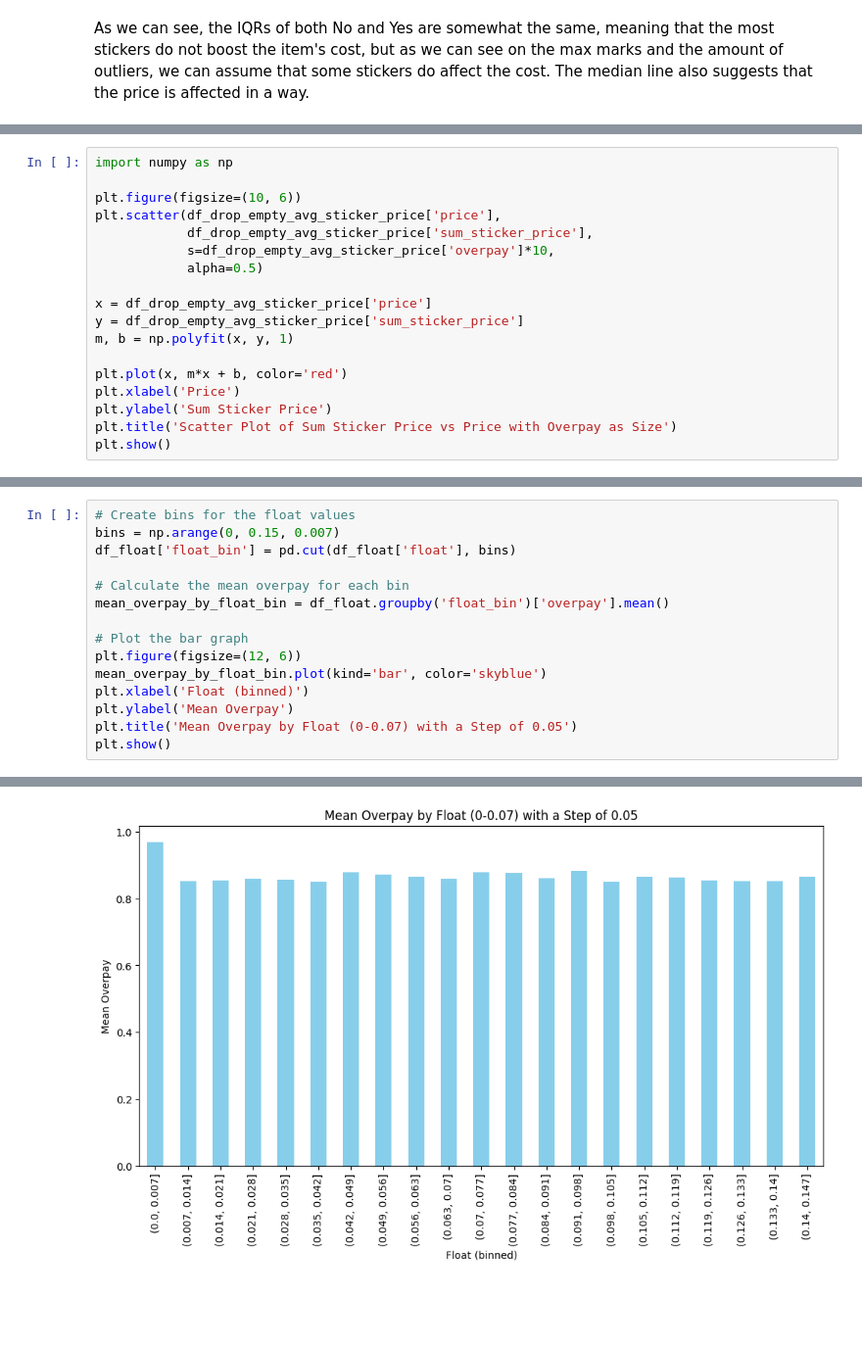
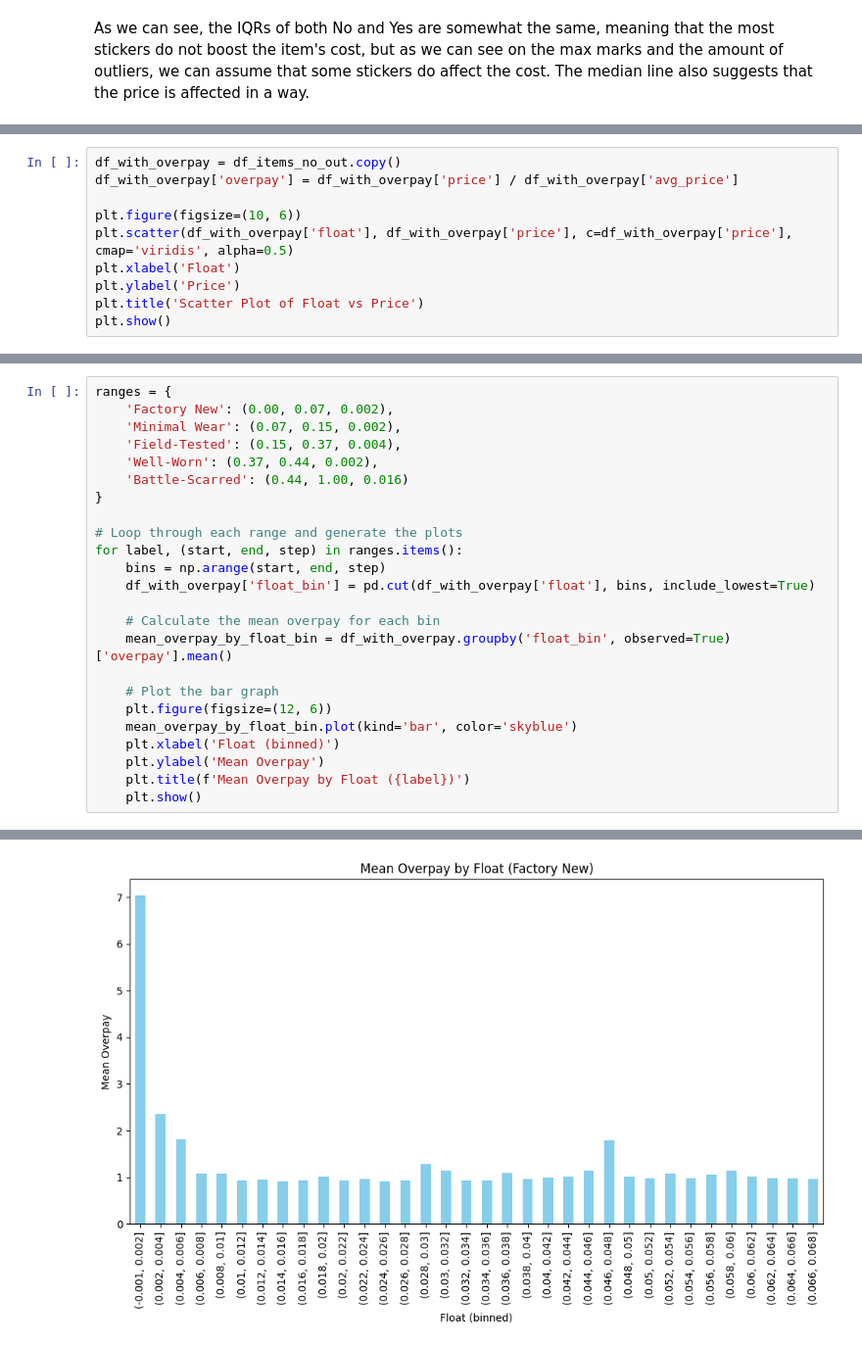
Before and after one commit to marchanyanehu/ml_skins, a Jupyter notebook: ml/main.ipynb, the cells around one changed output, grey strips where cells are left out. Shown at 98% size. Drawn from its saved outputs; the diff is of its cells as text; blank space fills up the shorter version.

```diff
--- a/ml/main.ipynb
+++ b/ml/main.ipynb
@@ -862,19 +755,11 @@ df_drop_empty_avg_sticker_price
 # %%
-import numpy as np
+df_with_overpay = df_items_no_out.copy()
+df_with_overpay['overpay'] = df_with_overpay['price'] / df_with_overpay['avg_price']
 
 plt.figure(figsize=(10, 6))
-plt.scatter(df_drop_empty_avg_sticker_price['price'],
-            df_drop_empty_avg_sticker_price['sum_sticker_price'],
-            s=df_drop_empty_avg_sticker_price['overpay']*10,
-            alpha=0.5)
-
-x = df_drop_empty_avg_sticker_price['price']
-y = df_drop_empty_avg_sticker_price['sum_sticker_price']
-m, b = np.polyfit(x, y, 1)
-
-plt.plot(x, m*x + b, color='red')
-plt.xlabel('Price')
-plt.ylabel('Sum Sticker Price')
-plt.title('Scatter Plot of Sum Sticker Price vs Price with Overpay as Size')
+plt.scatter(df_with_overpay['float'], df_with_overpay['price'], c=df_with_overpay['price'], cmap='viridis', alpha=0.5)
+plt.xlabel('Float')
+plt.ylabel('Price')
+plt.title('Scatter Plot of Float vs Price')
 plt.show()
 # %% [output]
@@ -910,16 +771,25 @@ KeyboardInterrupt:
 # %%
-# Create bins for the float values
-bins = np.arange(0, 0.15, 0.007)
-df_float['float_bin'] = pd.cut(df_float['float'], bins)
+ranges = {
+    'Factory New': (0.00, 0.07, 0.002),
+    'Minimal Wear': (0.07, 0.15, 0.002),
+    'Field-Tested': (0.15, 0.37, 0.004),
+    'Well-Worn': (0.37, 0.44, 0.002),
+    'Battle-Scarred': (0.44, 1.00, 0.016)
+}
 
-# Calculate the mean overpay for each bin
-mean_overpay_by_float_bin = df_float.groupby('float_bin')['overpay'].mean()
+# Loop through each range and generate the plots
+for label, (start, end, step) in ranges.items():
+    bins = np.arange(start, end, step)
+    df_with_overpay['float_bin'] = pd.cut(df_with_overpay['float'], bins, include_lowest=True)
 
-# Plot the bar graph
-plt.figure(figsize=(12, 6))
-mean_overpay_by_float_bin.plot(kind='bar', color='skyblue')
-plt.xlabel('Float (binned)')
-plt.ylabel('Mean Overpay')
-plt.title('Mean Overpay by Float (0-0.07) with a Step of 0.05')
-plt.show()
+    # Calculate the mean overpay for each bin
+    mean_overpay_by_float_bin = df_with_overpay.groupby('float_bin', observed=True)['overpay'].mean()
+
+    # Plot the bar graph
+    plt.figure(figsize=(12, 6))
+    mean_overpay_by_float_bin.plot(kind='bar', color='skyblue')
+    plt.xlabel('Float (binned)')
+    plt.ylabel('Mean Overpay')
+    plt.title(f'Mean Overpay by Float ({label})')
+    plt.show()
 # %% [output]
@@ -931 +796 @@ See the caveats in the documentation: https://pandas.pydata.org/pandas-docs/stab
-[figure, old version]
+[figure, new version]
```
Also changed, not shown: parts of 55 cells of this notebook, 16 other files.
